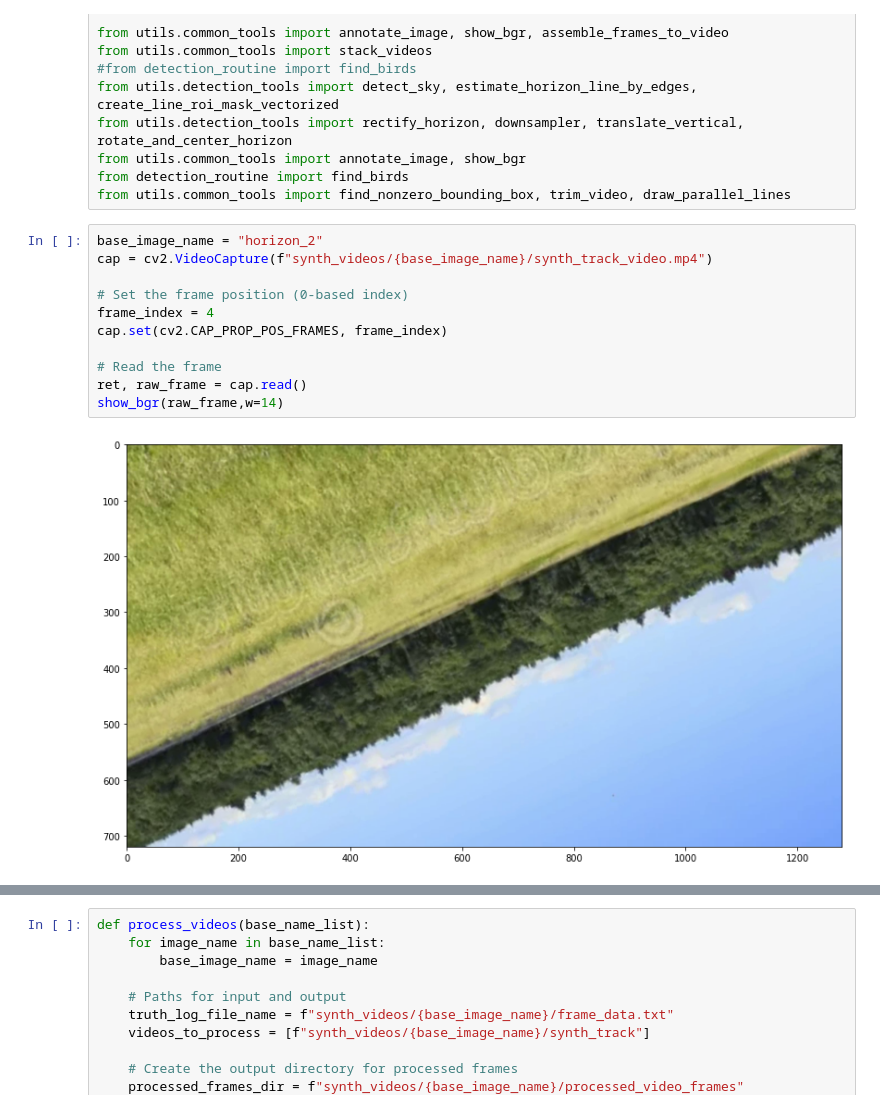
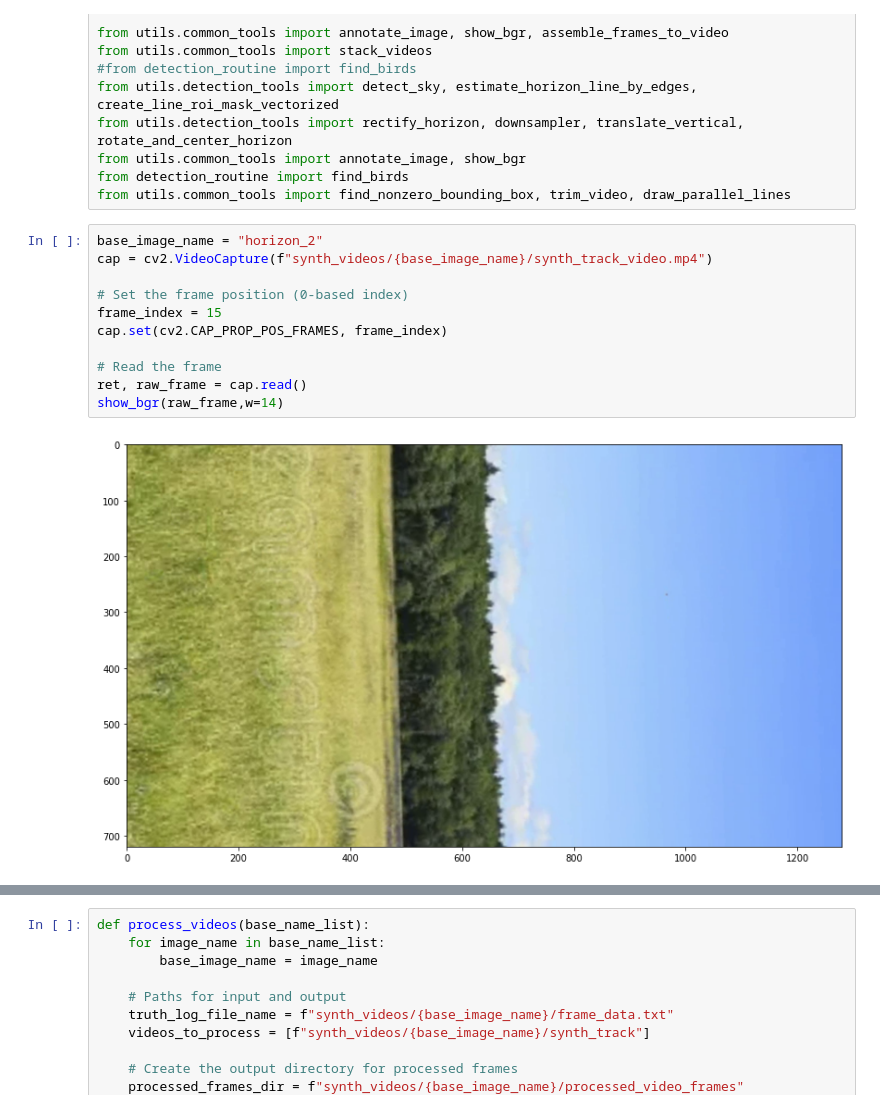
Before and after one commit to robertej19/aiguess, a Jupyter notebook: image_processing/detection_new.ipynb, the cells around one changed output, grey strips where cells are left out. Cells and saved outputs as stored; diff of their text form.

```diff
--- a/image_processing/detection_new.ipynb
+++ b/image_processing/detection_new.ipynb
@@ -20,16 +20,16 @@ from utils.common_tools import find_nonzero_bounding_box, trim_video, draw_paral
 # %%
 base_image_name = "horizon_2"
 cap = cv2.VideoCapture(f"synth_videos/{base_image_name}/synth_track_video.mp4")
 
 # Set the frame position (0-based index)
-frame_index = 4
+frame_index = 15
 cap.set(cv2.CAP_PROP_POS_FRAMES, frame_index)
 
 # Read the frame
 ret, raw_frame = cap.read()
 show_bgr(raw_frame,w=14)
 # %% [output]
-[figure, old version]
+[figure, new version]
 # %%
 # Cell [3]: Sky Detection
 
```
Also changed, not shown: parts of 7 cells of this notebook, 2 other files.
